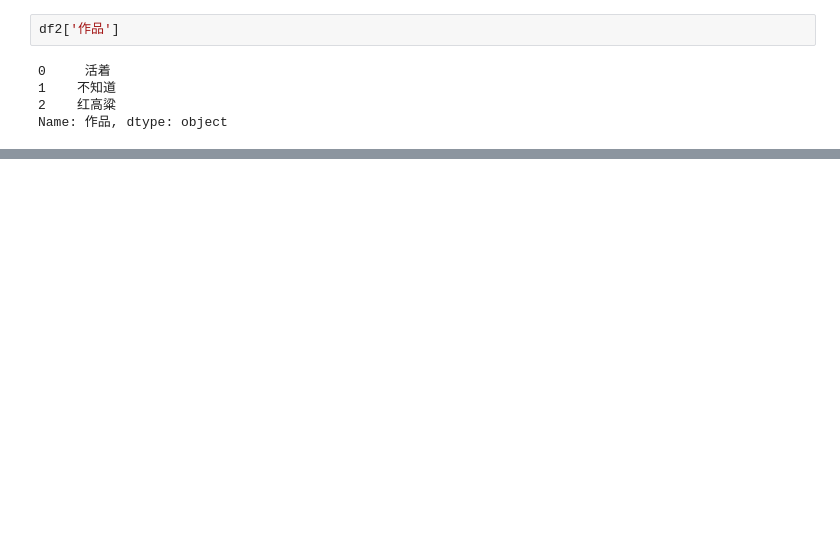
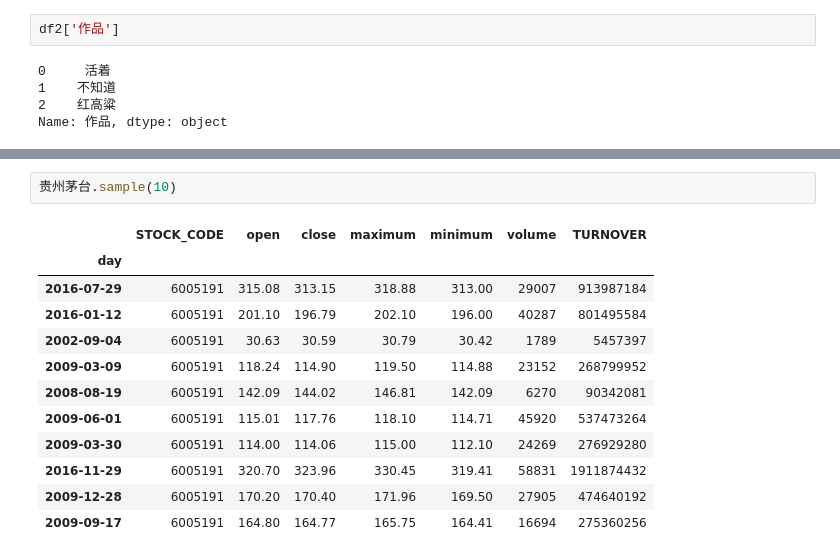
Before and after one commit to mosongsheng/mm, a Jupyter notebook: 05-dataframe.ipynb, the cells around one changed output, grey strips where cells are left out. Cells and saved outputs as stored; diff of their text form; blank space fills up the shorter version.

```diff
--- a/05-dataframe.ipynb
+++ b/05-dataframe.ipynb
@@ -70,0 +222,15 @@ Name: 作品, dtype: object
+# %%
+贵州茅台.sample(10)
+# %% [output]
+|  | STOCK_CODE | open | close | maximum | minimum | volume | TURNOVER |
+| day |  |  |  |  |  |  |  |
+| 2016-07-29 | 6005191 | 315.08 | 313.15 | 318.88 | 313.00 | 29007 | 913987184 |
+| 2016-01-12 | 6005191 | 201.10 | 196.79 | 202.10 | 196.00 | 40287 | 801495584 |
+| 2002-09-04 | 6005191 | 30.63 | 30.59 | 30.79 | 30.42 | 1789 | 5457397 |
+| 2009-03-09 | 6005191 | 118.24 | 114.90 | 119.50 | 114.88 | 23152 | 268799952 |
+| 2008-08-19 | 6005191 | 142.09 | 144.02 | 146.81 | 142.09 | 6270 | 90342081 |
+| 2009-06-01 | 6005191 | 115.01 | 117.76 | 118.10 | 114.71 | 45920 | 537473264 |
+| 2009-03-30 | 6005191 | 114.00 | 114.06 | 115.00 | 112.10 | 24269 | 276929280 |
+| 2016-11-29 | 6005191 | 320.70 | 323.96 | 330.45 | 319.41 | 58831 | 1911874432 |
+| 2009-12-28 | 6005191 | 170.20 | 170.40 | 171.96 | 169.50 | 27905 | 474640192 |
+| 2009-09-17 | 6005191 | 164.80 | 164.77 | 165.75 | 164.41 | 16694 | 275360256 |
```
Also changed, not shown: parts of 25 cells of this notebook, 6 other files.
